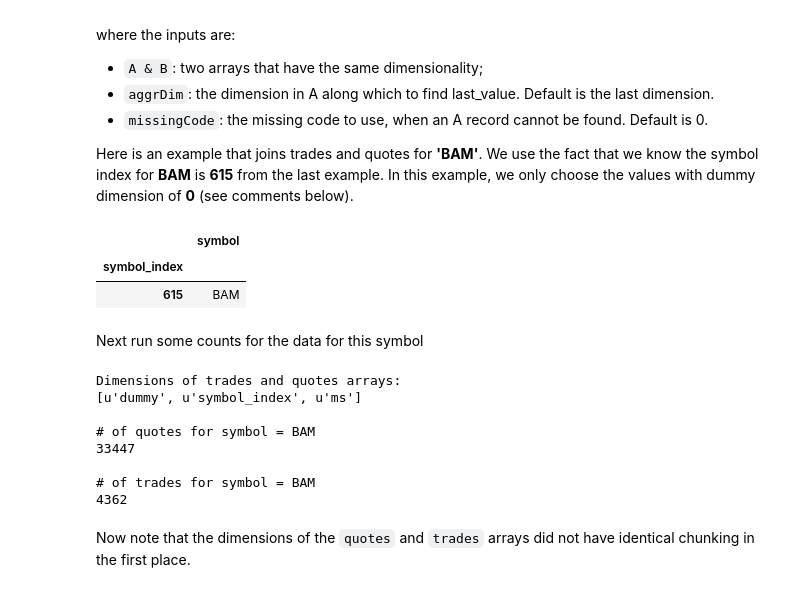
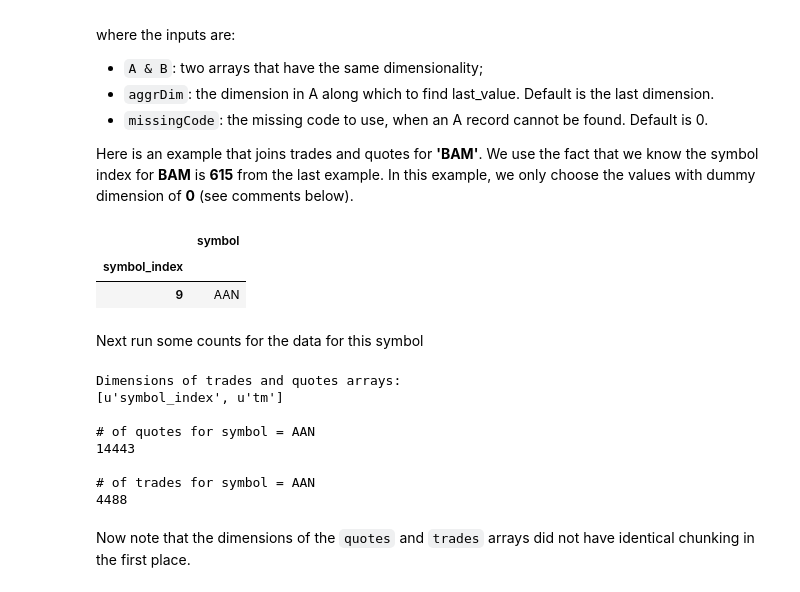
Before and after one commit to ksens/TAQ, a Jupyter notebook: TAQ_ipynb.ipynb, the cells around one changed output. Saved outputs shown, nothing was run; the diff lists cells and outputs as text; code cells hidden in the pictures.

```diff
--- a/TAQ_ipynb.ipynb
+++ b/TAQ_ipynb.ipynb
@@ -159,32 +268,32 @@ where the inputs are:
 
 Here is an example that joins trades and quotes for **'BAM'**. We use the fact that we know the symbol index for **BAM** is **615** from the last example. In this example, we only choose the values with dummy dimension of **0** (see comments below).
 # %%
-symbol = 'BAM'
+symbol = 'AAN'
 tkr[tkr == symbol].todataframe()
 # %% [output]
 |  | symbol |
 | symbol_index |  |
-| 615 | BAM |
+| 9 | AAN |
 # %% [markdown]
 Next run some counts for the data for this symbol
 # %%
 print('Dimensions of trades and quotes arrays:')
 print(trades.dim_names)
 print('\n# of quotes for symbol = %s' % symbol)
-q1 = quotes.between('null', 615, 'null', 0, 615, 'null')
+q1 = quotes.between(9, 'null', 9, 'null')
 print(q1.nonempty())
 print('\n# of trades for symbol = %s' % symbol)
-t1 = trades.between('null', 615, 'null', 0, 615, 'null')
+t1 = trades.between(9, 'null', 9, 'null')
 print(t1.nonempty())
 # %% [output]
 Dimensions of trades and quotes arrays:
-[u'dummy', u'symbol_index', u'ms']
+[u'symbol_index', u'tm']
 
-# of quotes for symbol = BAM
-33447
+# of quotes for symbol = AAN
+14443
 
-# of trades for symbol = BAM
-4362
+# of trades for symbol = AAN
+4488
 # %% [markdown]
 Now note that the dimensions of the `quotes` and `trades` arrays did not have identical chunking in the first place.
 # %%
```
Also changed, not shown: parts of 30 cells of this notebook, 4 other files.
